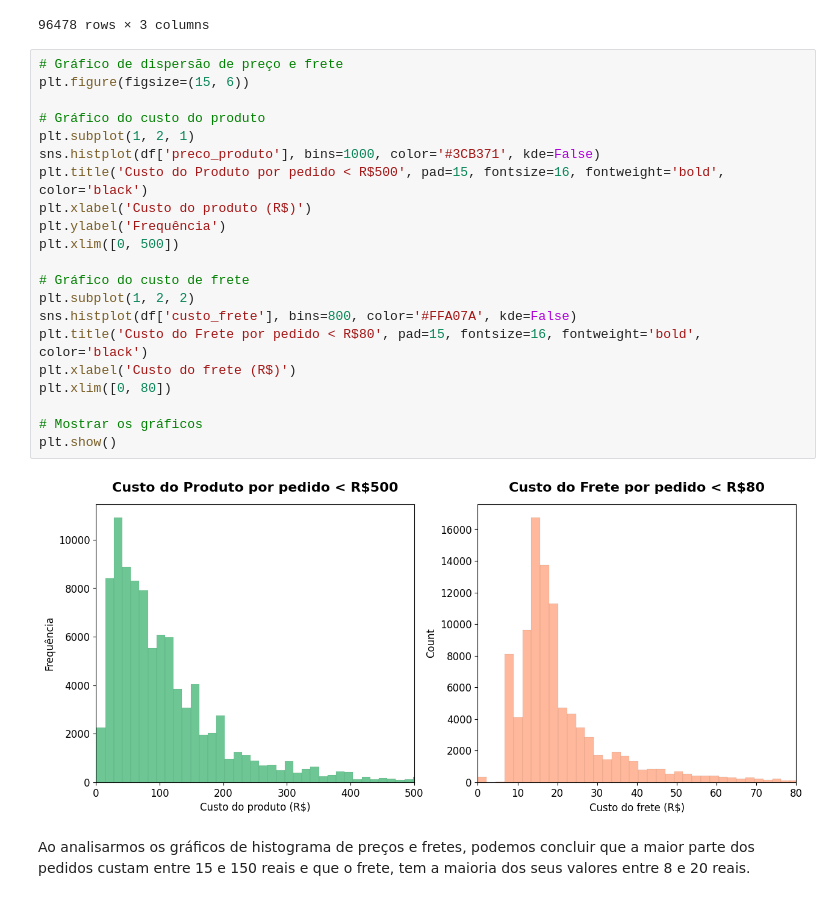
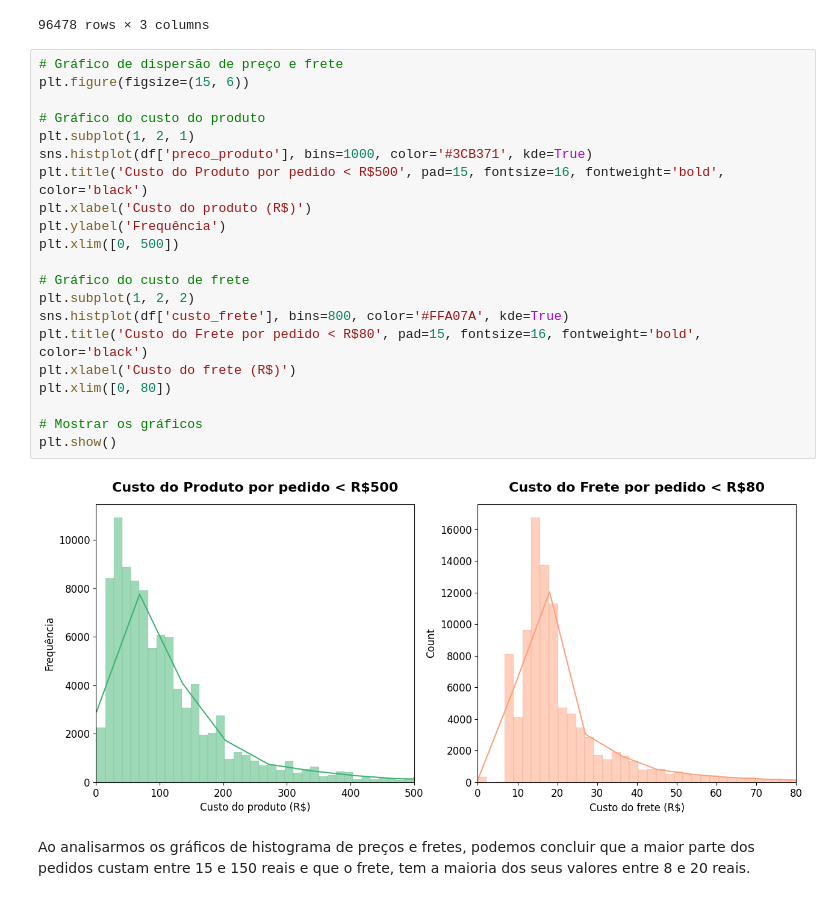
Before and after one commit to thaleswillreis/Analise-Dados-E-commerce, a Jupyter notebook: analise_dados.ipynb, the cells around one changed output. Saved outputs shown, nothing was run; the diff lists cells and outputs as text.

```diff
--- a/analise_dados.ipynb
+++ b/analise_dados.ipynb
@@ -333,26 +409,26 @@ df
 # %%
 # Gráfico de dispersão de preço e frete
 plt.figure(figsize=(15, 6))
 
 # Gráfico do custo do produto
 plt.subplot(1, 2, 1)
-sns.histplot(df['preco_produto'], bins=1000, color='#3CB371', kde=False)
+sns.histplot(df['preco_produto'], bins=1000, color='#3CB371', kde=True)
 plt.title('Custo do Produto por pedido < R$500', pad=15, fontsize=16, fontweight='bold', color='black')
 plt.xlabel('Custo do produto (R$)')
 plt.ylabel('Frequência')
 plt.xlim([0, 500])
 
 # Gráfico do custo de frete
 plt.subplot(1, 2, 2)
-sns.histplot(df['custo_frete'], bins=800, color='#FFA07A', kde=False)
+sns.histplot(df['custo_frete'], bins=800, color='#FFA07A', kde=True)
 plt.title('Custo do Frete por pedido < R$80', pad=15, fontsize=16, fontweight='bold', color='black')
 plt.xlabel('Custo do frete (R$)')
 plt.xlim([0, 80])
 
 # Mostrar os gráficos
 plt.show()
 # %% [output]
-[figure, old version]
+[figure, new version]
 # %% [markdown]
 Ao analisarmos os gráficos de histograma de preços e fretes, podemos concluir que a maior parte dos pedidos custam entre 15 e 150 reais e que o frete, tem a maioria dos seus valores entre 8 e 20 reais.
 # %%
```
Also changed, not shown: parts of 35 cells of this notebook.
